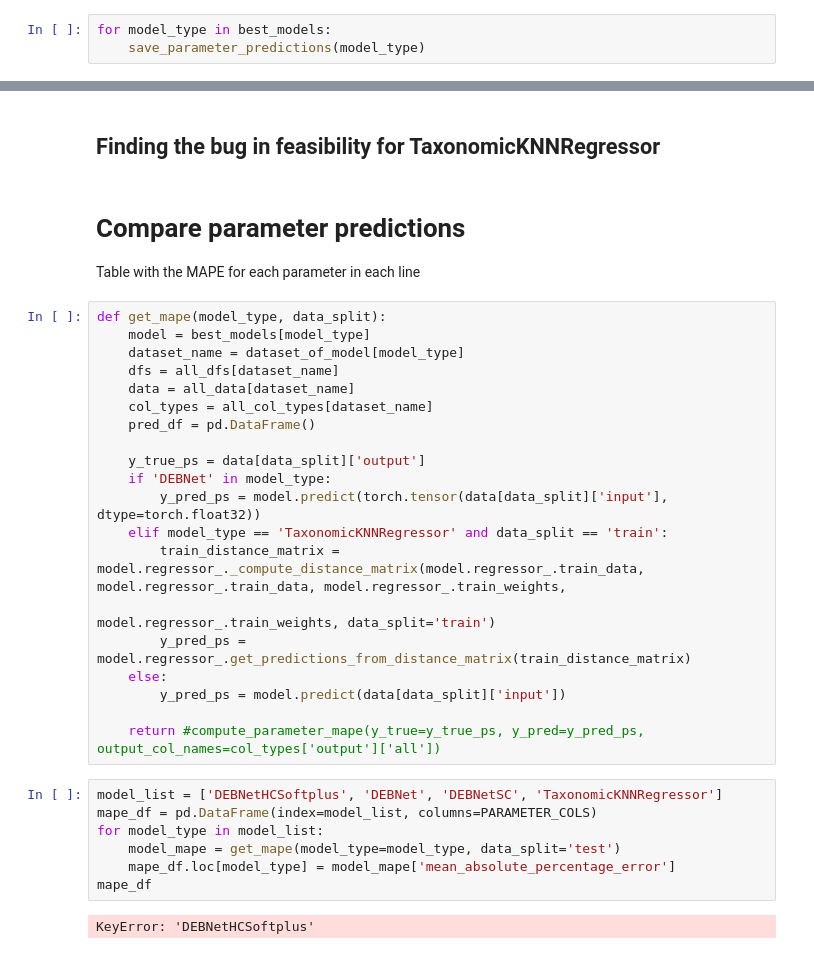
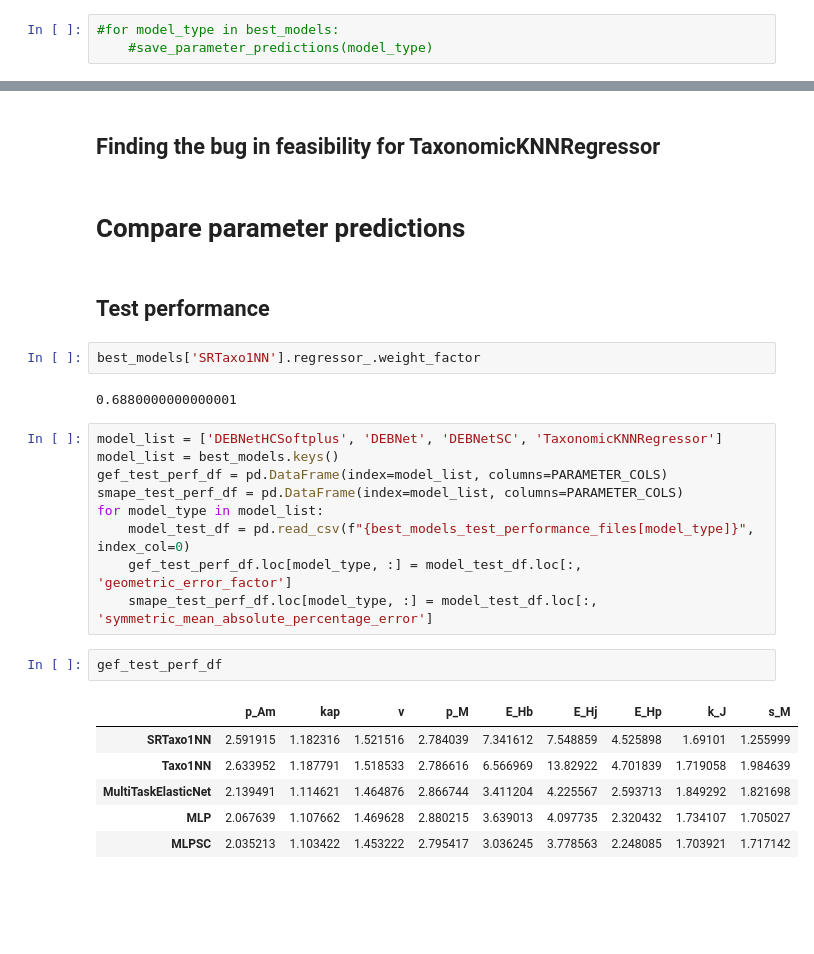
Before and after one commit to diogo-f-oliveira/DEB_ML_Init, a Jupyter notebook: notebooks/Evaluate ML models.ipynb, the cells around one changed output, grey strips where cells are left out. Saved outputs shown, nothing was run; the diff lists cells and outputs as text; blank space fills up the shorter version.

```diff
--- a/notebooks/Evaluate ML models.ipynb
+++ b/notebooks/Evaluate ML models.ipynb
@@ -251,5 +256,5 @@ def save_parameter_predictions(model_type):
 
     return pars_df
 # %%
-for model_type in best_models:
-    save_parameter_predictions(model_type)
+#for model_type in best_models:
+    #save_parameter_predictions(model_type)
@@ -264,34 +262,27 @@ Saved predictions for model MLPSC in ../results/parameter_predictions/MLPSC_pred
 ## Finding the bug in feasibility for TaxonomicKNNRegressor
 # %% [markdown]
 # Compare parameter predictions
-
-Table with the MAPE for each parameter in each line
-# %%
-def get_mape(model_type, data_split):
-    model = best_models[model_type]
-    dataset_name = dataset_of_model[model_type]
-    dfs = all_dfs[dataset_name]
-    data = all_data[dataset_name]
-    col_types = all_col_types[dataset_name]
-    pred_df = pd.DataFrame()
-
-    y_true_ps = data[data_split]['output']
-    if 'DEBNet' in model_type:
-        y_pred_ps = model.predict(torch.tensor(data[data_split]['input'], dtype=torch.float32))
-    elif model_type == 'TaxonomicKNNRegressor' and data_split == 'train':
-        train_distance_matrix = model.regressor_._compute_distance_matrix(model.regressor_.train_data, model.regressor_.train_data, model.regressor_.train_weights,
-                                                          model.regressor_.train_weights, data_split='train')
-        y_pred_ps = model.regressor_.get_predictions_from_distance_matrix(train_distance_matrix)
-    else:
-        y_pred_ps = model.predict(data[data_split]['input'])
-
-    return #compute_parameter_mape(y_true=y_true_ps, y_pred=y_pred_ps, output_col_names=col_types['output']['all'])
+# %% [markdown]
+## Test performance
+# %%
+best_models['SRTaxo1NN'].regressor_.weight_factor
+# %% [output]
+0.6880000000000001
 # %%
 model_list = ['DEBNetHCSoftplus', 'DEBNet', 'DEBNetSC', 'TaxonomicKNNRegressor']
-mape_df = pd.DataFrame(index=model_list, columns=PARAMETER_COLS)
+model_list = best_models.keys()
+gef_test_perf_df = pd.DataFrame(index=model_list, columns=PARAMETER_COLS)
+smape_test_perf_df = pd.DataFrame(index=model_list, columns=PARAMETER_COLS)
 for model_type in model_list:
-    model_mape = get_mape(model_type=model_type, data_split='test')
-    mape_df.loc[model_type] = model_mape['mean_absolute_percentage_error']
-mape_df
+    model_test_df = pd.read_csv(f"{best_models_test_performance_files[model_type]}", index_col=0)
+    gef_test_perf_df.loc[model_type, :] = model_test_df.loc[:, 'geometric_error_factor']
+    smape_test_perf_df.loc[model_type, :] = model_test_df.loc[:, 'symmetric_mean_absolute_percentage_error']
-# %% [output]
-KeyError: 'DEBNetHCSoftplus'
+# %%
+gef_test_perf_df
+# %% [output]
+|  | p_Am | kap | v | p_M | E_Hb | E_Hj | E_Hp | k_J | s_M |
+| SRTaxo1NN | 2.591915 | 1.182316 | 1.521516 | 2.784039 | 7.341612 | 7.548859 | 4.525898 | 1.69101 | 1.255999 |
+| Taxo1NN | 2.633952 | 1.187791 | 1.518533 | 2.786616 | 6.566969 | 13.82922 | 4.701839 | 1.719058 | 1.984639 |
+| MultiTaskElasticNet | 2.139491 | 1.114621 | 1.464876 | 2.866744 | 3.411204 | 4.225567 | 2.593713 | 1.849292 | 1.821698 |
+| MLP | 2.067639 | 1.107662 | 1.469628 | 2.880215 | 3.639013 | 4.097735 | 2.320432 | 1.734107 | 1.705027 |
+| MLPSC | 2.035213 | 1.103422 | 1.453222 | 2.795417 | 3.036245 | 3.778563 | 2.248085 | 1.703921 | 1.717142 |
```
Also changed, not shown: parts of 8 cells of this notebook, 2 other files.
